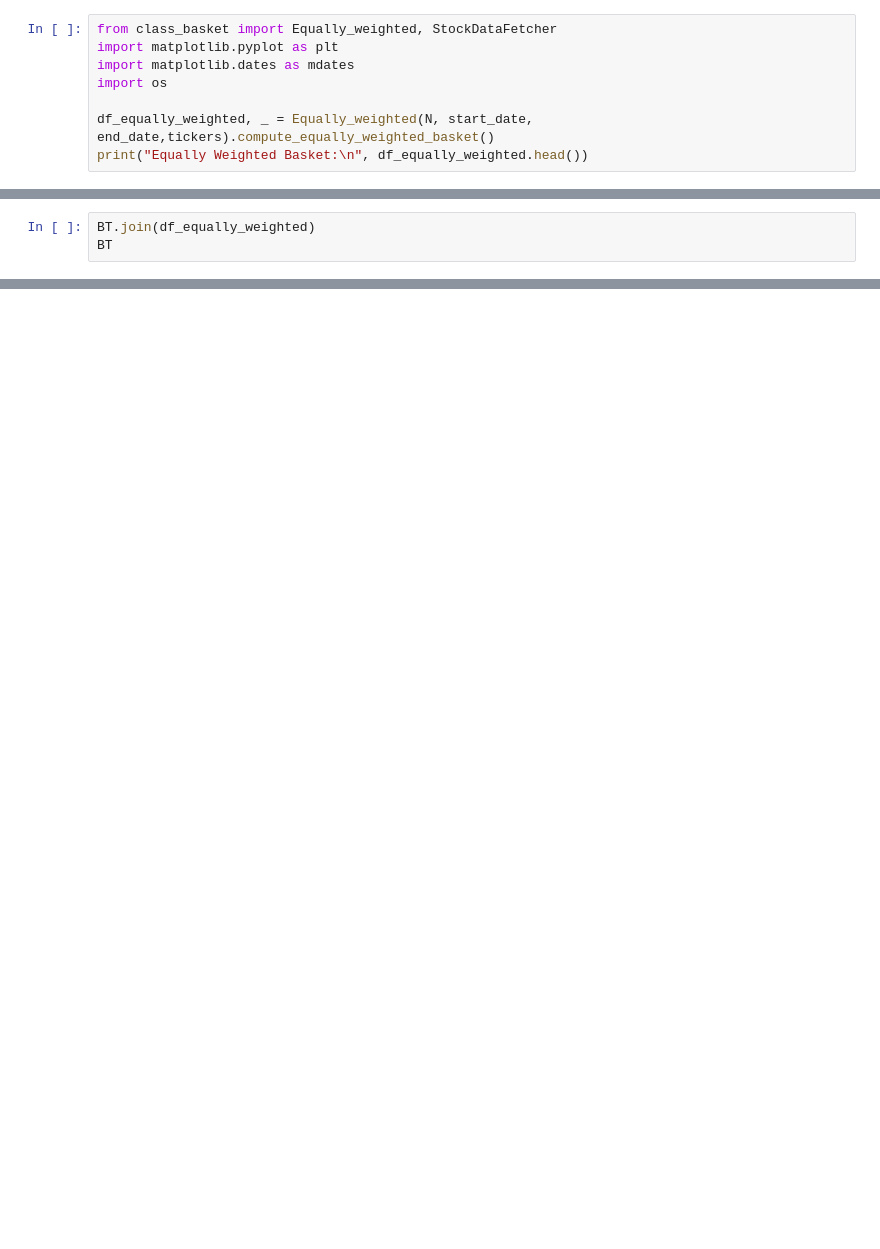
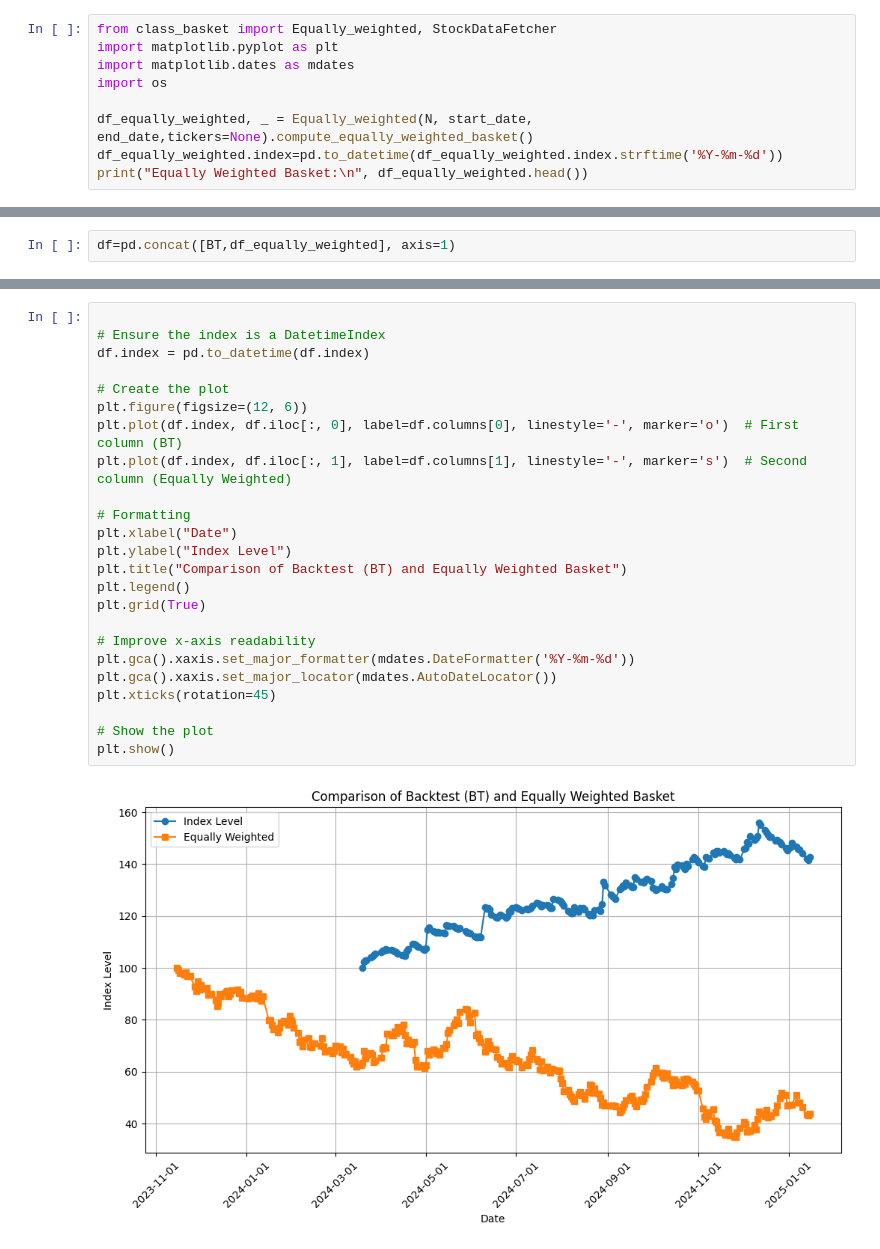
Before and after one commit to caro-li-ne/final_package_203, a Jupyter notebook: final_package_203/src/final_package_203/performance_comparator.ipynb, the cells around one changed output, grey strips where cells are left out. Cells and saved outputs as stored; diff of their text form; blank space fills up the shorter version.

```diff
--- a/final_package_203/src/final_package_203/performance_comparator.ipynb
+++ b/final_package_203/src/final_package_203/performance_comparator.ipynb
@@ -36,6 +40,7 @@ import matplotlib.pyplot as plt
 import matplotlib.dates as mdates
 import os
 
-df_equally_weighted, _ = Equally_weighted(N, start_date, end_date,tickers).compute_equally_weighted_basket()
+df_equally_weighted, _ = Equally_weighted(N, start_date, end_date,tickers=None).compute_equally_weighted_basket()
+df_equally_weighted.index=pd.to_datetime(df_equally_weighted.index.strftime('%Y-%m-%d'))
 print("Equally Weighted Basket:\n", df_equally_weighted.head())
 # %% [output]
@@ -51,3 +61,2 @@ Date
 # %%
-BT.join(df_equally_weighted)
-BT
+df=pd.concat([BT,df_equally_weighted], axis=1)
@@ -68,0 +73,26 @@ BT
+# %%
+
+# Ensure the index is a DatetimeIndex
+df.index = pd.to_datetime(df.index)
+
+# Create the plot
+plt.figure(figsize=(12, 6))
+plt.plot(df.index, df.iloc[:, 0], label=df.columns[0], linestyle='-', marker='o')  # First column (BT)
+plt.plot(df.index, df.iloc[:, 1], label=df.columns[1], linestyle='-', marker='s')  # Second column (Equally Weighted)
+
+# Formatting
+plt.xlabel("Date")
+plt.ylabel("Index Level")
+plt.title("Comparison of Backtest (BT) and Equally Weighted Basket")
+plt.legend()
+plt.grid(True)
+
+# Improve x-axis readability
+plt.gca().xaxis.set_major_formatter(mdates.DateFormatter('%Y-%m-%d'))
+plt.gca().xaxis.set_major_locator(mdates.AutoDateLocator())
+plt.xticks(rotation=45)
+
+# Show the plot
+plt.show()
+# %% [output]
+[figure, added]
```
Also changed, not shown: parts of 6 cells of this notebook, 1 other file.
